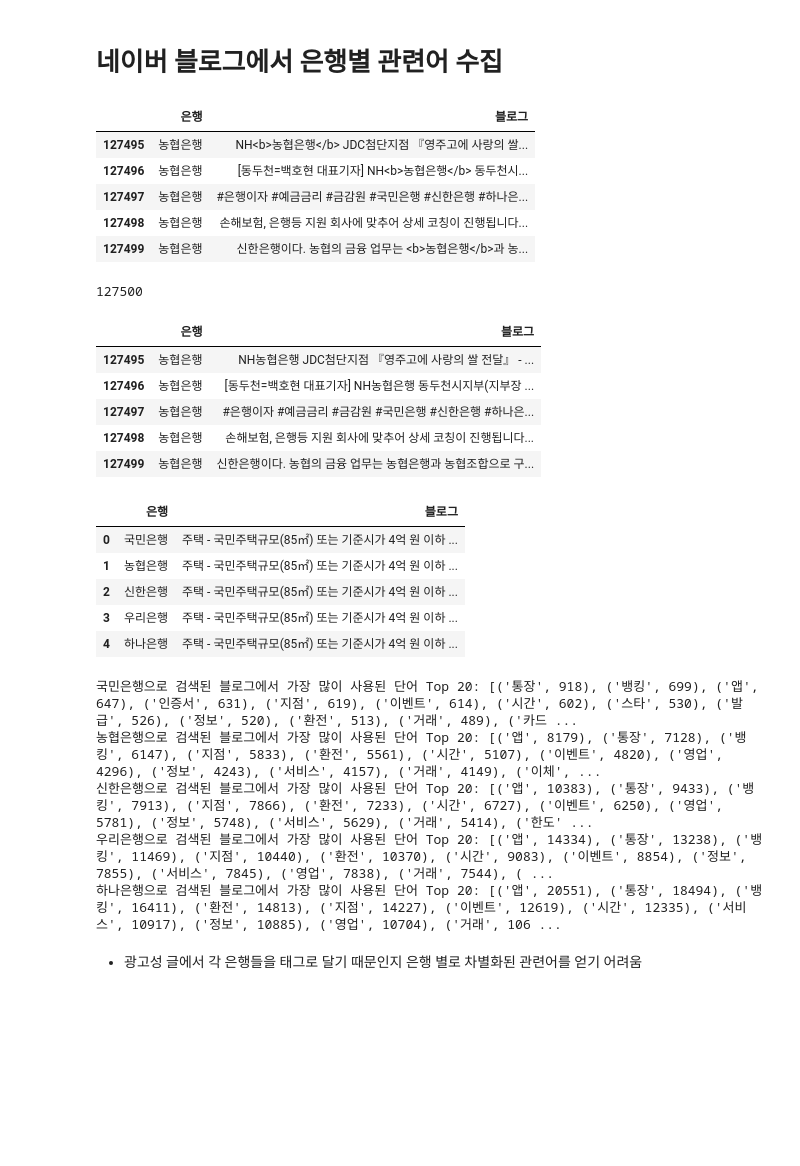
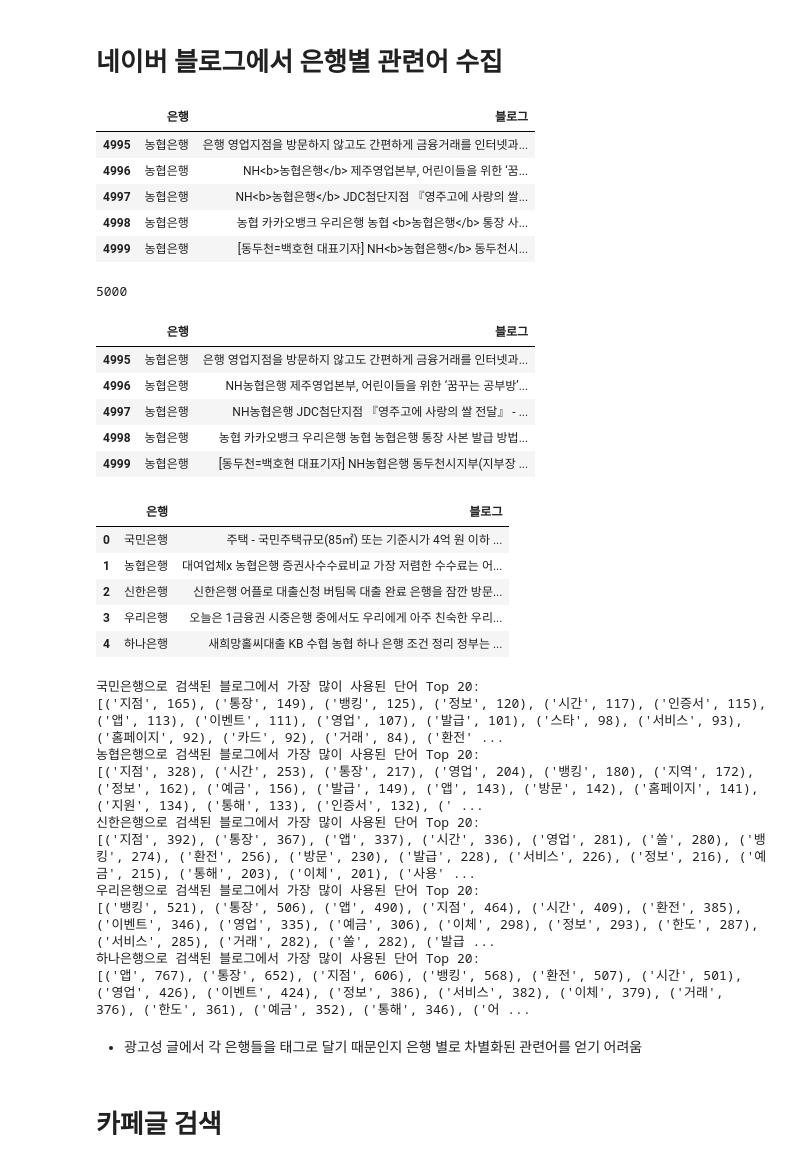
Before and after one commit to kikipark9/ML_Team_Project, a Jupyter notebook: eda_source/naver_search.ipynb, the cells around one changed output. Cells and saved outputs as stored; diff of their text form; code cells hidden in the pictures; blank space fills up the shorter version.

```diff
--- a/eda_source/naver_search.ipynb
+++ b/eda_source/naver_search.ipynb
@@ -320,7 +320,6 @@ class NaverSearchAPI():
         """
         self.client_id = client_id
         self.client_secret = client_secret
-        self.desc = []
         self.base = 'https://openapi.naver.com/v1/search'
         self.node = '/' + api_node + '.json'
 
@@ -339,11 +338,11 @@ class NaverSearchAPI():
         return json.loads(response.read().decode('utf-8'))
 
     def get_desc(self, result):
+        descriptions = []
         items = result['items']
         for item in items:
-            self.desc.append(item['description'])
-        datas = self.desc
-        return datas
+            descriptions.append(item['description'])
+        return descriptions
 
     def search_and_get_descriptions(self, search_text, start_num=1, disp_num=10):
         """
@@ -358,60 +357,59 @@ class NaverSearchAPI():
         descriptions = self.get_desc(result)
         return descriptions
 # %%
-my_id = 'my_client'
-my_secret = 'my_secret'
+my_id = 'xJGtrgPmJcERnrL3FlFB'
+my_secret = '_0fAHxrs6b'
 blog = NaverSearchAPI(my_id, my_secret, 'blog')
 # %%
-bank_desc = {}
 bank_list = ['국민은행', '신한은행', '우리은행', '하나은행', '농협은행']
-df = pd.DataFrame(columns=['은행', '블로그'])
+df_blog = pd.DataFrame(columns=['은행', '블로그'])
 
 for bank in bank_list:
     for start in range(1, 1001, 100):
         descriptions = blog.search_and_get_descriptions(bank, start, 100)
         temp_df = pd.DataFrame({'은행': [bank] * len(descriptions), '블로그': descriptions})
-        df = pd.concat([df, temp_df], ignore_index=True)
+        df_blog = pd.concat([df_blog, temp_df], ignore_index=True)
 # %%
-df.tail()
+df_blog.tail()
 # %% [output]
 |  | 은행 | 블로그 |
-| 127495 | 농협은행 | NH<b>농협은행</b> JDC첨단지점 『영주고에 사랑의 쌀... |
-| 127496 | 농협은행 | [동두천=백호현 대표기자] NH<b>농협은행</b> 동두천시... |
-| 127497 | 농협은행 | #은행이자 #예금금리 #금감원 #국민은행 #신한은행 #하나은... |
-| 127498 | 농협은행 | 손해보험, 은행등 지원 회사에 맞추어 상세 코칭이 진행됩니다... |
-| 127499 | 농협은행 | 신한은행이다. 농협의 금융 업무는 <b>농협은행</b>과 농... |
+| 4995 | 농협은행 | 은행 영업지점을 방문하지 않고도 간편하게 금융거래를 인터넷과... |
+| 4996 | 농협은행 | NH<b>농협은행</b> 제주영업본부, 어린이들을 위한 ‘꿈... |
+| 4997 | 농협은행 | NH<b>농협은행</b> JDC첨단지점 『영주고에 사랑의 쌀... |
+| 4998 | 농협은행 | 농협 카카오뱅크 우리은행 농협 <b>농협은행</b> 통장 사... |
+| 4999 | 농협은행 | [동두천=백호현 대표기자] NH<b>농협은행</b> 동두천시... |
 # %%
-len(df)
+len(df_blog)
 # %% [output]
-127500
+5000
 # %%
-df['블로그'] = df['블로그'].str.replace('<b>', '', regex=True)
-df['블로그'] = df['블로그'].str.replace('</b>', '', regex=True)
-df.tail()
+df_blog['블로그'] = df_blog['블로그'].str.replace('<b>', '', regex=True)
+df_blog['블로그'] = df_blog['블로그'].str.replace('</b>', '', regex=True)
+df_blog.tail()
 # %% [output]
 |  | 은행 | 블로그 |
-| 127495 | 농협은행 | NH농협은행 JDC첨단지점 『영주고에 사랑의 쌀 전달』 - ... |
-| 127496 | 농협은행 | [동두천=백호현 대표기자] NH농협은행 동두천시지부(지부장 ... |
-| 127497 | 농협은행 | #은행이자 #예금금리 #금감원 #국민은행 #신한은행 #하나은... |
-| 127498 | 농협은행 | 손해보험, 은행등 지원 회사에 맞추어 상세 코칭이 진행됩니다... |
-| 127499 | 농협은행 | 신한은행이다. 농협의 금융 업무는 농협은행과 농협조합으로 구... |
+| 4995 | 농협은행 | 은행 영업지점을 방문하지 않고도 간편하게 금융거래를 인터넷과... |
+| 4996 | 농협은행 | NH농협은행 제주영업본부, 어린이들을 위한 ‘꿈꾸는 공부방’... |
+| 4997 | 농협은행 | NH농협은행 JDC첨단지점 『영주고에 사랑의 쌀 전달』 - ... |
+| 4998 | 농협은행 | 농협 카카오뱅크 우리은행 농협 농협은행 통장 사본 발급 방법... |
+| 4999 | 농협은행 | [동두천=백호현 대표기자] NH농협은행 동두천시지부(지부장 ... |
 # %%
-bank_texts = df.groupby('은행')['블로그'].apply(lambda x: ' '.join(x)).reset_index()
+bank_texts = df_blog.groupby('은행')['블로그'].apply(lambda x: ' '.join(x)).reset_index()
 bank_texts
 # %% [output]
 |  | 은행 | 블로그 |
 | 0 | 국민은행 | 주택 - 국민주택규모(85㎡) 또는 기준시가 4억 원 이하 ... |
-| 1 | 농협은행 | 주택 - 국민주택규모(85㎡) 또는 기준시가 4억 원 이하 ... |
-| 2 | 신한은행 | 주택 - 국민주택규모(85㎡) 또는 기준시가 4억 원 이하 ... |
-| 3 | 우리은행 | 주택 - 국민주택규모(85㎡) 또는 기준시가 4억 원 이하 ... |
-| 4 | 하나은행 | 주택 - 국민주택규모(85㎡) 또는 기준시가 4억 원 이하 ... |
+| 1 | 농협은행 | 대여업체x 농협은행 증권사수수료비교 가장 저렴한 수수료는 어... |
+| 2 | 신한은행 | 신한은행 어플로 대출신청 버팀목 대출 완료 은행을 잠깐 방문... |
+| 3 | 우리은행 | 오늘은 1금융권 시중은행 중에서도 우리에게 아주 친숙한 우리... |
+| 4 | 하나은행 | 새희망홀씨대출 KB 수협 농협 하나 은행 조건 정리 정부는 ... |
 # %%
 t = Okt()
 vocab = Counter()
 stopwords = set(['은', '는', '이', '가', '도', '에', '와', '을', '를', '으로', '의', '과', '그', '저', '거', '수',
                  '국민은행', '신한은행', '우리은행', '하나은행', '농협은행',
                  '은행', '대출', '계좌', '상품', '금리', '신한', '우리', '오늘', '하나', '적금', '방법', '가입', '신청', '것', '금융',
-                 '확인', '등', '중', '및', '국민', '이용', '제공', '농협', '고객'])
+                 '확인', '등', '중', '및', '국민', '이용', '제공', '농협', '고객', '분', '대해', '이번', '위', '점'])
 
 for index, row in bank_texts.iterrows():
     nouns = t.nouns(row['블로그'])
@@ -419,12 +417,19 @@ for index, row in bank_texts.iterrows():
     vocab.update(nouns)
 
     most_common_words = vocab.most_common(20)
-    print(f"{row['은행']}으로 검색된 블로그에서 가장 많이 사용된 단어 Top 20: {most_common_words}")
+    print(f"{row['은행']}으로 검색된 블로그에서 가장 많이 사용된 단어 Top 20: \n{most_common_words}")
 # %% [output]
-국민은행으로 검색된 블로그에서 가장 많이 사용된 단어 Top 20: [('통장', 918), ('뱅킹', 699), ('앱', 647), ('인증서', 631), ('지점', 619), ('이벤트', 614), ('시간', 602), ('스타', 530), ('발급', 526), ('정보', 520), ('환전', 513), ('거래', 489), ('카드 ...
-농협은행으로 검색된 블로그에서 가장 많이 사용된 단어 Top 20: [('앱', 8179), ('통장', 7128), ('뱅킹', 6147), ('지점', 5833), ('환전', 5561), ('시간', 5107), ('이벤트', 4820), ('영업', 4296), ('정보', 4243), ('서비스', 4157), ('거래', 4149), ('이체', ...
-신한은행으로 검색된 블로그에서 가장 많이 사용된 단어 Top 20: [('앱', 10383), ('통장', 9433), ('뱅킹', 7913), ('지점', 7866), ('환전', 7233), ('시간', 6727), ('이벤트', 6250), ('영업', 5781), ('정보', 5748), ('서비스', 5629), ('거래', 5414), ('한도' ...
-우리은행으로 검색된 블로그에서 가장 많이 사용된 단어 Top 20: [('앱', 14334), ('통장', 13238), ('뱅킹', 11469), ('지점', 10440), ('환전', 10370), ('시간', 9083), ('이벤트', 8854), ('정보', 7855), ('서비스', 7845), ('영업', 7838), ('거래', 7544), ( ...
-하나은행으로 검색된 블로그에서 가장 많이 사용된 단어 Top 20: [('앱', 20551), ('통장', 18494), ('뱅킹', 16411), ('환전', 14813), ('지점', 14227), ('이벤트', 12619), ('시간', 12335), ('서비스', 10917), ('정보', 10885), ('영업', 10704), ('거래', 106 ...
+국민은행으로 검색된 블로그에서 가장 많이 사용된 단어 Top 20:
+[('지점', 165), ('통장', 149), ('뱅킹', 125), ('정보', 120), ('시간', 117), ('인증서', 115), ('앱', 113), ('이벤트', 111), ('영업', 107), ('발급', 101), ('스타', 98), ('서비스', 93), ('홈페이지', 92), ('카드', 92), ('거래', 84), ('환전' ...
+농협은행으로 검색된 블로그에서 가장 많이 사용된 단어 Top 20:
+[('지점', 328), ('시간', 253), ('통장', 217), ('영업', 204), ('뱅킹', 180), ('지역', 172), ('정보', 162), ('예금', 156), ('발급', 149), ('앱', 143), ('방문', 142), ('홈페이지', 141), ('지원', 134), ('통해', 133), ('인증서', 132), (' ...
+신한은행으로 검색된 블로그에서 가장 많이 사용된 단어 Top 20:
+[('지점', 392), ('통장', 367), ('앱', 337), ('시간', 336), ('영업', 281), ('쏠', 280), ('뱅킹', 274), ('환전', 256), ('방문', 230), ('발급', 228), ('서비스', 226), ('정보', 216), ('예금', 215), ('통해', 203), ('이체', 201), ('사용' ...
+우리은행으로 검색된 블로그에서 가장 많이 사용된 단어 Top 20:
+[('뱅킹', 521), ('통장', 506), ('앱', 490), ('지점', 464), ('시간', 409), ('환전', 385), ('이벤트', 346), ('영업', 335), ('예금', 306), ('이체', 298), ('정보', 293), ('한도', 287), ('서비스', 285), ('거래', 282), ('쏠', 282), ('발급 ...
+하나은행으로 검색된 블로그에서 가장 많이 사용된 단어 Top 20:
+[('앱', 767), ('통장', 652), ('지점', 606), ('뱅킹', 568), ('환전', 507), ('시간', 501), ('영업', 426), ('이벤트', 424), ('정보', 386), ('서비스', 382), ('이체', 379), ('거래', 376), ('한도', 361), ('예금', 352), ('통해', 346), ('어 ...
 # %% [markdown]
 - 광고성 글에서 각 은행들을 태그로 달기 때문인지 은행 별로 차별화된 관련어를 얻기 어려움
+# %% [markdown]
+# 카페글 검색
```
Also changed, not shown: parts of 6 cells of this notebook.
